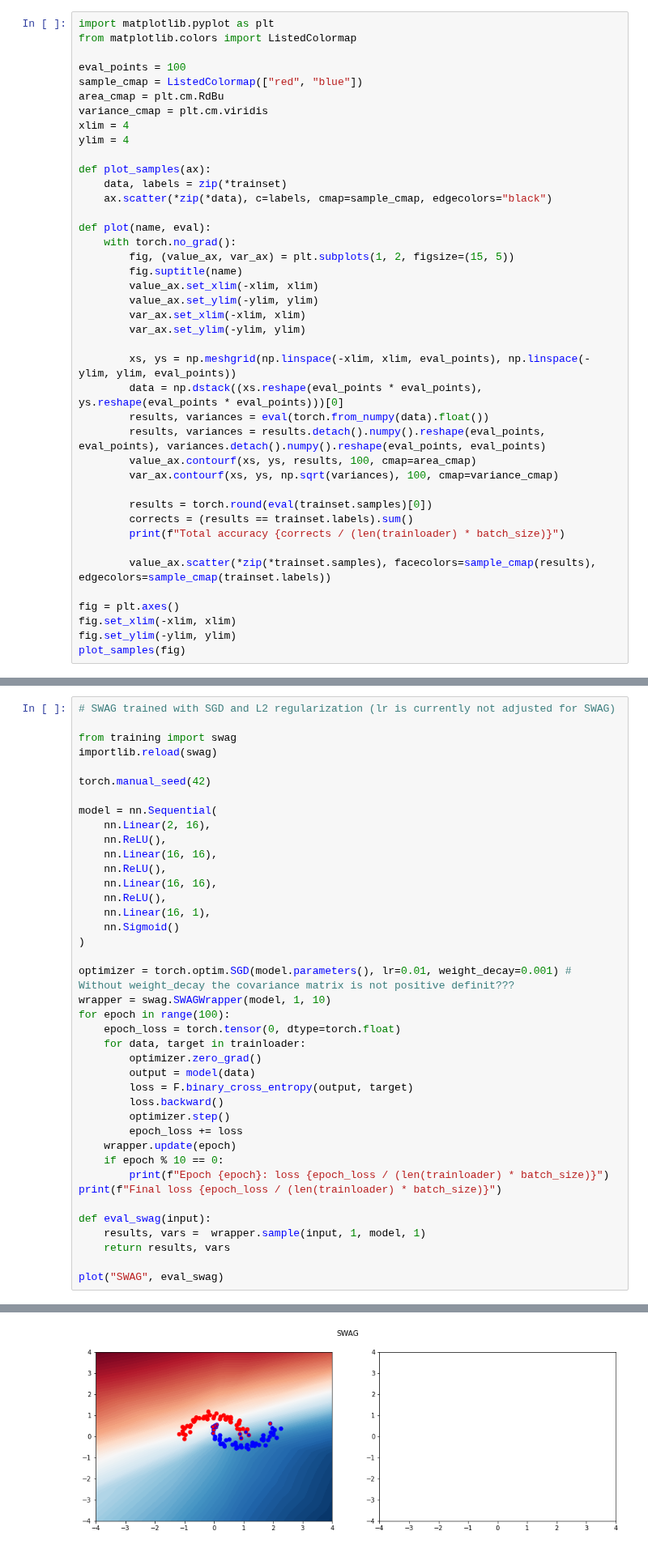
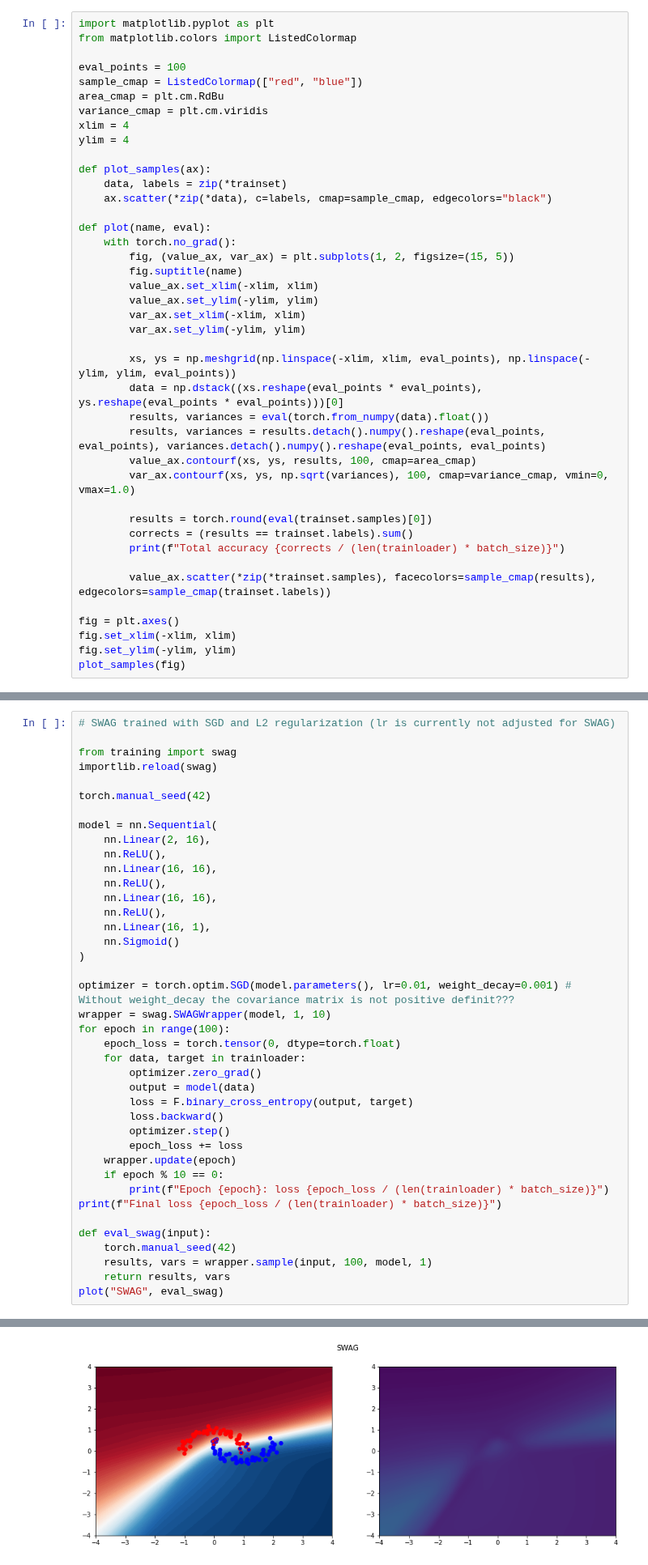
Before and after one commit to Feuermagier/VariationalBayesianDL, a Jupyter notebook: ToyClassification.ipynb, the cells around one changed output, grey strips where cells are left out. Shown at 81% size. Drawn from its saved outputs; the diff is of its cells as text.

```diff
--- a/ToyClassification.ipynb
+++ b/ToyClassification.ipynb
@@ -47,7 +47,7 @@ def plot(name, eval):
         results, variances = eval(torch.from_numpy(data).float())
         results, variances = results.detach().numpy().reshape(eval_points, eval_points), variances.detach().numpy().reshape(eval_points, eval_points)
         value_ax.contourf(xs, ys, results, 100, cmap=area_cmap)
-        var_ax.contourf(xs, ys, np.sqrt(variances), 100, cmap=variance_cmap)
+        var_ax.contourf(xs, ys, np.sqrt(variances), 100, cmap=variance_cmap, vmin=0, vmax=1.0)
 
         results = torch.round(eval(trainset.samples)[0])
         corrects = (results == trainset.labels).sum()
@@ -141,9 +146,9 @@ for epoch in range(100):
 print(f"Final loss {epoch_loss / (len(trainloader) * batch_size)}")
 
 def eval_swag(input):
-    results, vars =  wrapper.sample(input, 1, model, 1)
+    torch.manual_seed(42)
+    results, vars = wrapper.sample(input, 100, model, 1)
     return results, vars
-
 plot("SWAG", eval_swag)
 # %% [output]
 Epoch 0: loss 0.3477148413658142
@@ -161,4 +166,4 @@ Total accuracy 0.8899999856948853
-[figure, old version]
+[figure, new version]
 # %%
 # Ensemble of point estimators with L2 regularization
 
```
Also changed, not shown: parts of 4 cells of this notebook, 2 other files.
